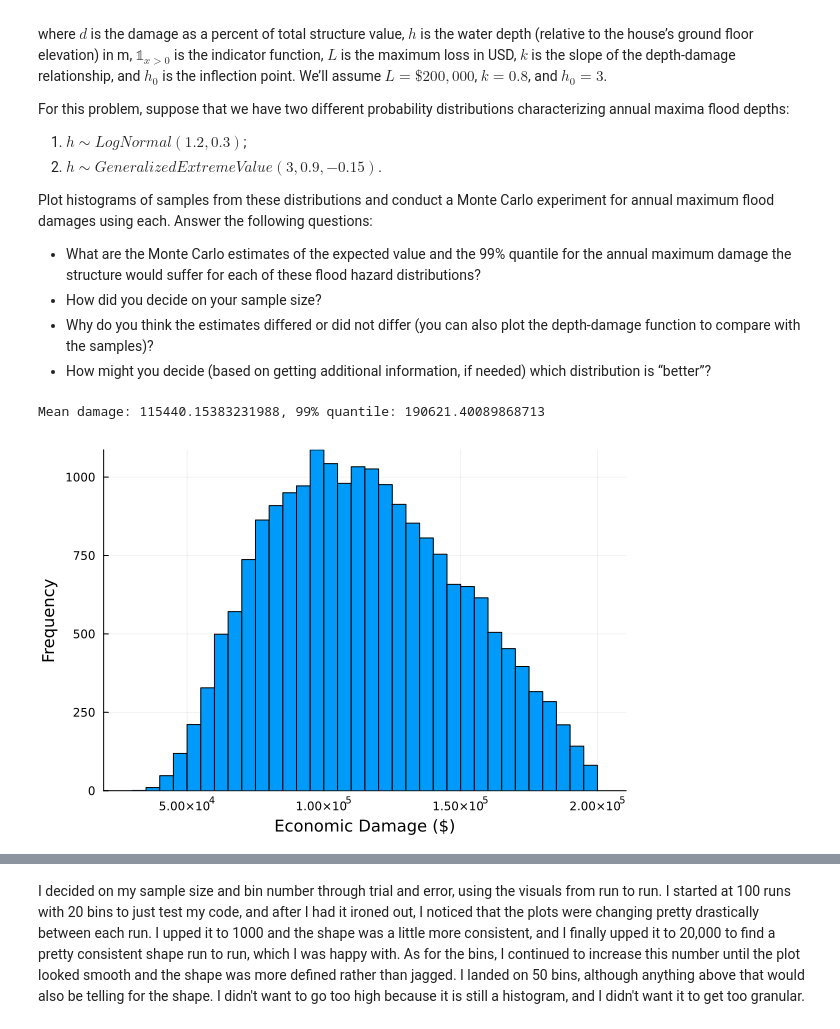
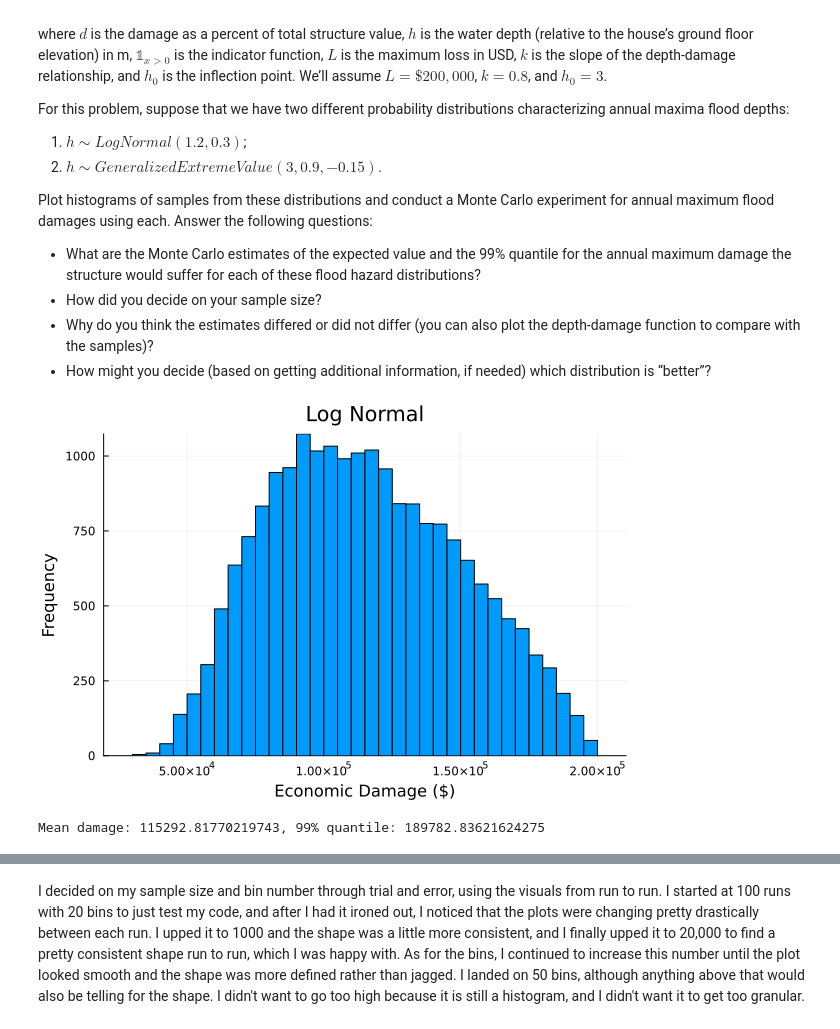
Before and after one commit to BEE4750-FA25/lab-2-hollyarcher, a Jupyter notebook: lab02.ipynb, the cells around one changed output, grey strips where cells are left out. Drawn from its saved outputs; the diff is of its cells as text; code cells hidden in the pictures.

```diff
--- a/lab02.ipynb
+++ b/lab02.ipynb
@@ -185,25 +185,25 @@ following questions:
 # %%
 # Distribution 1
 depth = LogNormal(1.2, 0.3)
 h = rand(depth, 20000)
 L = 200000
 k = 0.8
 h0 = 3
 d_h = []
 # indicator function not relevant here
 for i in (1:length(h))
     dh = L/(1+exp(-k*(h[i]-h0)))
     push!(d_h, dh)
 end
 exp_val = mean(d_h)
 quantile99 = quantile(d_h, 0.99)
 
-H = histogram(d_h, legend=:false, bins=50, xlabel= "Economic Damage (\$)", ylabel = "Frequency")
+H = histogram(d_h, legend=:false, bins=50, title="Log Normal", xlabel= "Economic Damage (\$)", ylabel = "Frequency")
 println("Mean damage: $exp_val, 99% quantile: $quantile99")
 display(H)
 # %% [output]
+[figure, new version]
-Mean damage: 115440.15383231988, 99% quantile: 190621.40089868713
+Mean damage: 115292.81770219743, 99% quantile: 189782.83621624275
-[figure, old version]
 # %%
 # Distribution 2
 depth = GeneralizedExtremeValue(3, 0.9, -0.15)
```
Also changed, not shown: parts of 2 cells of this notebook.
